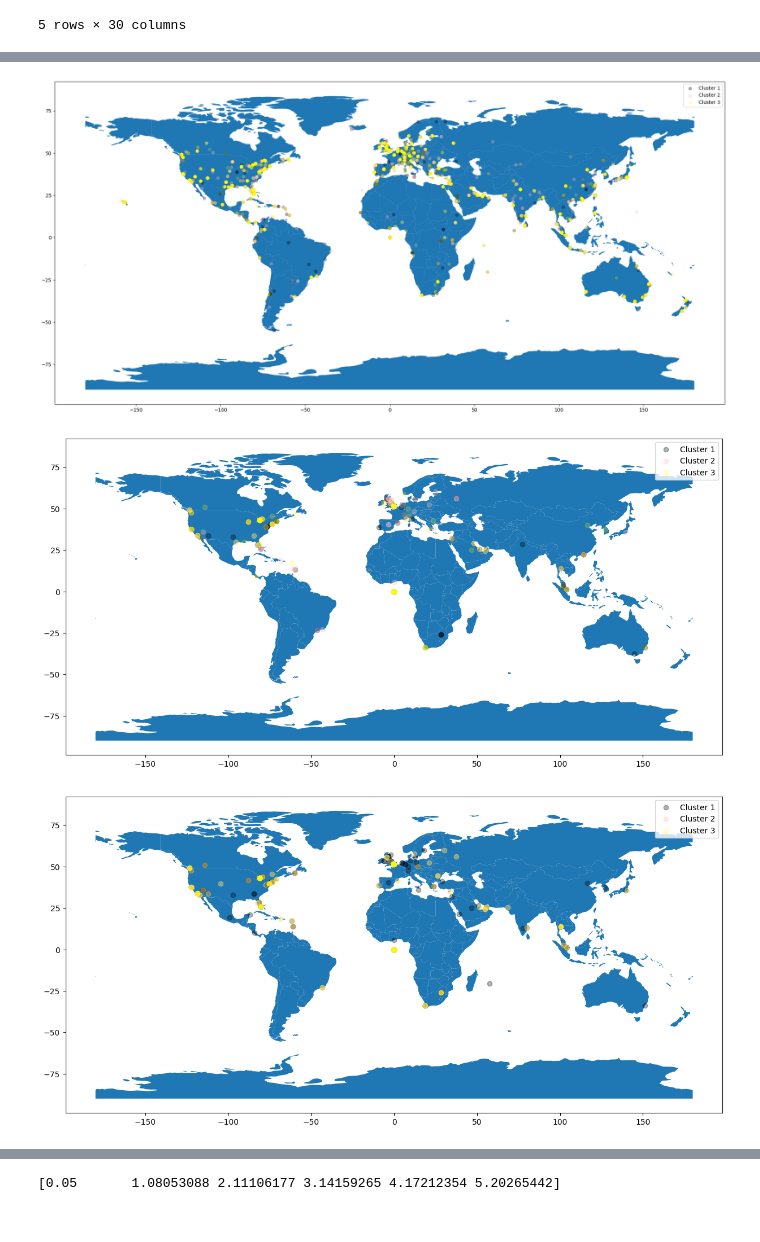
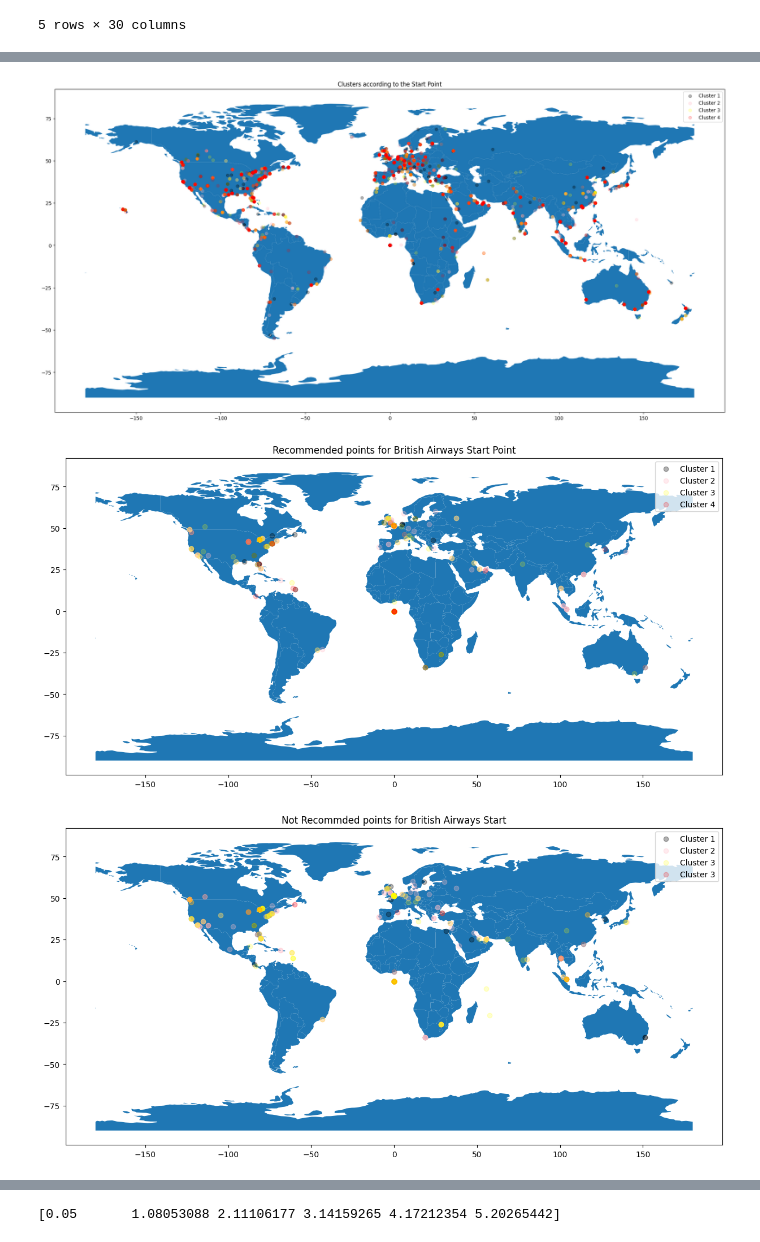
Before and after one commit to pullz6/Airline_Study, a Jupyter notebook: Airline_Reviews.ipynb, the cells around one changed output, grey strips where cells are left out. Drawn from its saved outputs; the diff is of its cells as text; code cells hidden in the pictures.

```diff
--- a/Airline_Reviews.ipynb
+++ b/Airline_Reviews.ipynb
@@ -432,6 +432,7 @@ x_knn_copy['Destination_Country'] = le.fit_transform(x_knn_copy['Destination_Cou
 s = le.transform(s)
 x_knn_copy['Transit']=le.fit_transform(x_knn_copy['Transit'])
 x_knn_copy['aircraft_manu']=le.fit_transform(x_knn_copy['aircraft_manu'])
+x_knn_copy['miles'] = x_knn_copy['miles'] /x_knn_copy['miles'].abs().max()
 x_knn_copy.head()
 # %% [output]
 |  | overall | traveller_type | cabin | Transit | aircraft_manu | Season | Start_Country | Destination_Country | ... |
@@ -446,13 +460,13 @@ Conduting the k-means clustering method to better understand how many clusters s
 cost = []
 K = range(1,6)
 for num_clusters in list(K):
-    kmode = KModes(n_clusters=num_clusters, init = "Huang", n_init = 5, verbose=0)
+    kmode = KModes(n_clusters=num_clusters, init = "Cao", n_init = 5, verbose=0)
     kmode.fit_predict(x_knn_copy)
     cost.append(kmode.cost_)
 
 plt.plot(K, cost)
 plt.xlabel('No. of clusters')
 plt.ylabel('Cost')
-plt.title('Elbow Method For Optimal for number of clusters')
+plt.title('Elbow Method For Optimal for number of clusters | K-Modes')
 plt.show()
 # %% [output]
@@ -489,7 +490,7 @@ x_knn_copy
 | 14210 | 10.0 | 1 | 1 | 0 | 1 | 2 | 102 | 98 | ... |
 11642 rows × 9 columns
 # %%
-kmeans = KMeans(n_clusters=3,random_state=0)
+kmeans = KMeans(n_clusters=4,random_state=0)
 kmeans.fit(x_knn_copy)
 labels = kmeans.labels_
 labels = kmeans.predict(x_knn_copy)
@@ -541,6 +542,7 @@ airline_geo = gpd.GeoDataFrame(airline, geometry = gpd.points_from_xy(airline.St
 kmeans_1_airline = airline_geo[airline_geo['kmeans']==0]
 kmeans_2_airline = airline_geo[airline_geo['kmeans']==1]
 kmeans_3_airline = airline_geo[airline_geo['kmeans']==2]
+kmeans_4_airline = airline_geo[airline_geo['kmeans']==3]
 world = gpd.read_file(gpd.datasets.get_path('naturalearth_lowres'))
 #world.plot()
 
@@ -548,19 +550,22 @@ axis = world.plot()
 kmeans_1_airline.plot(ax = axis, color='black',alpha=0.3, label = 'Cluster 1')
 kmeans_2_airline.plot(ax = axis, color='pink',alpha=0.3, label = 'Cluster 2')
 kmeans_3_airline.plot(ax = axis, color='yellow',alpha=0.2, label = 'Cluster 3')
+kmeans_4_airline.plot(ax = axis, color='red',alpha=0.2, label = 'Cluster 4')
 
 fig = plt.gcf()
 fig.set_size_inches(25,25)
+plt.title('Clusters according to the Start Point')
 plt.legend()
 plt.show()
 # %% [output]
-[figure, old version]
+[figure, new version]
 # %%
 bae_geo = airline_geo[airline_geo['airline'].str.contains('British Airways')]
 bae_geo = bae_geo[bae_geo['recommended'].str.contains('yes')]
 kmeans1_airline = bae_geo[airline_geo['kmeans']==0]
 kmeans2_airline = bae_geo[airline_geo['kmeans']==1]
 kmeans3_airline = bae_geo[airline_geo['kmeans']==2]
+kmeans4_airline = bae_geo[airline_geo['kmeans']==3]
 world = gpd.read_file(gpd.datasets.get_path('naturalearth_lowres'))
 #world.plot()
 
@@ -568,30 +573,35 @@ axis = world.plot()
 kmeans1_airline.plot(ax = axis, color='black',alpha=0.3, label = 'Cluster 1')
 kmeans2_airline.plot(ax = axis, color='pink',alpha=0.3, label = 'Cluster 2')
 kmeans3_airline.plot(ax = axis, color='yellow',alpha=0.2, label = 'Cluster 3')
+kmeans4_airline.plot(ax = axis, color='red',alpha=0.2, label = 'Cluster 4')
 
 fig = plt.gcf()
 fig.set_size_inches(15,15)
 plt.legend()
+plt.title('Recommended points for British Airways Start Point')
 plt.show()
 # %% [output]
-[figure, old version]
+[figure, new version]
 # %%
 bae_geo = airline_geo[airline_geo['airline'].str.contains('British Airways')]
 bae_geo = bae_geo[bae_geo['recommended'].str.contains('no')]
 kmeans1_airline = bae_geo[airline_geo['kmeans']==0]
 kmeans2_airline = bae_geo[airline_geo['kmeans']==1]
 kmeans3_airline = bae_geo[airline_geo['kmeans']==2]
+kmeans4_airline = bae_geo[airline_geo['kmeans']==3]
 world = gpd.read_file(gpd.datasets.get_path('naturalearth_lowres'))
 #world.plot()
 
 axis = world.plot()
 kmeans1_airline.plot(ax = axis, color='black',alpha=0.3, label = 'Cluster 1')
 kmeans2_airline.plot(ax = axis, color='pink',alpha=0.3, label = 'Cluster 2')
-kmeans2_airline.plot(ax = axis, color='yellow',alpha=0.2, label = 'Cluster 3')
+kmeans3_airline.plot(ax = axis, color='yellow',alpha=0.2, label = 'Cluster 3')
+kmeans4_airline.plot(ax = axis, color='red',alpha=0.2, label = 'Cluster 3')
 
 fig = plt.gcf()
 fig.set_size_inches(15,15)
 plt.legend()
+plt.title('Not Recommded points for British Airways Start')
 plt.show()
 # %% [output]
-[figure, old version]
+[figure, new version]
```
Also changed, not shown: parts of 34 cells of this notebook.
